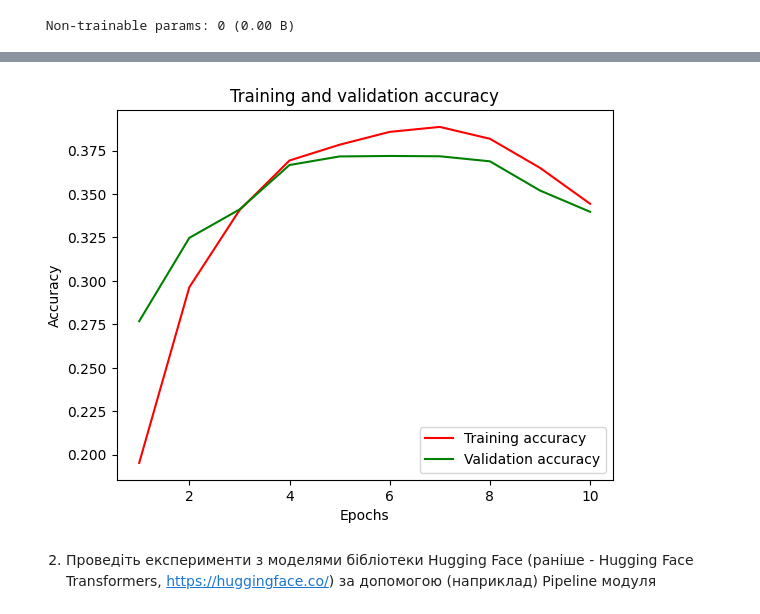
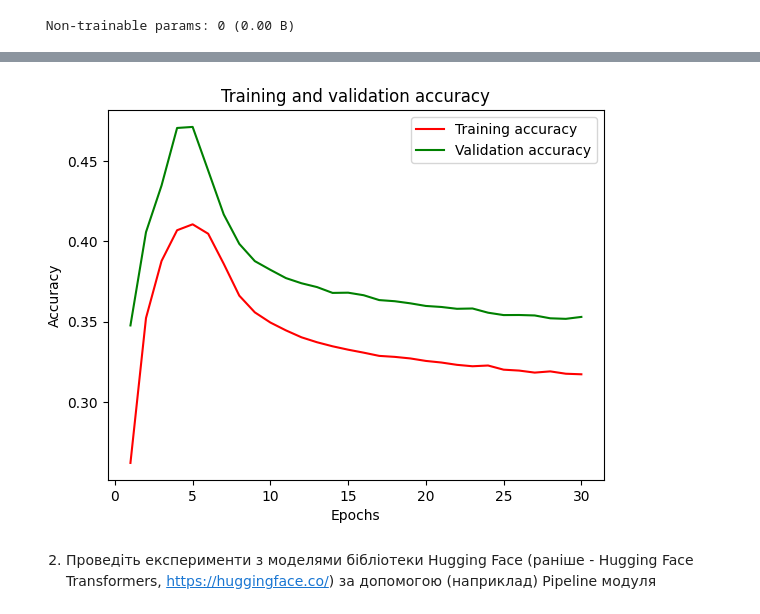
Before and after one commit to Strilets-Glib-FI41mn/Data-analysis-lab-4, a Jupyter notebook: Гліб_Стрілець_ФІ-41мн_Lab4.ipynb, the cells around one changed output, grey strips where cells are left out. Saved outputs shown, nothing was run; the diff lists cells and outputs as text; code cells hidden in the pictures.

```diff
--- a/Гліб_Стрілець_ФІ-41мн_Lab4.ipynb
+++ b/Гліб_Стрілець_ФІ-41мн_Lab4.ipynb
@@ -734,7 +734,7 @@ try:
         history_dict_se_10_30 = pickle.load(file_pi)
 
 except:
-    history_se_10_15 = transformer_1.fit(train_sten_ds, validation_data = val_sten_ds, epochs=epochs,initial_epoch = 10,
+    history_se_10_30 = transformer_1.fit(train_sten_ds, validation_data = val_sten_ds, epochs=epochs,initial_epoch = 10,
         callbacks = [
             keras.callbacks.ModelCheckpoint("transformer/save_at_{epoch}.keras", save_weights_only = False),
         ]
@@ -814,8 +799,8 @@ custom_input = "Тарас Щевченко"
 predicted = decode_sequence_1(custom_input, vectorize_layer_se, transformer_1)
 print(predicted)
 # %%
-plot_hist(add_hist_dict([history_dict_se_1, history_dict_se_2_7, history_dict_se_7_10, history_se_10_30]))
+plot_hist(add_hist_dict([history_dict_se_1, history_dict_se_2_7, history_dict_se_7_10, history_dict_se_10_30]))
 # %% [output]
-[figure, old version]
+[figure, new version]
 # %% [markdown]
 2. Проведіть експерименти з моделями бібліотеки Hugging Face (раніше - Hugging Face Transformers, https://huggingface.co/) за допомогою (наприклад) Pipeline модуля
```
Also changed, not shown: parts of 2 cells of this notebook.
